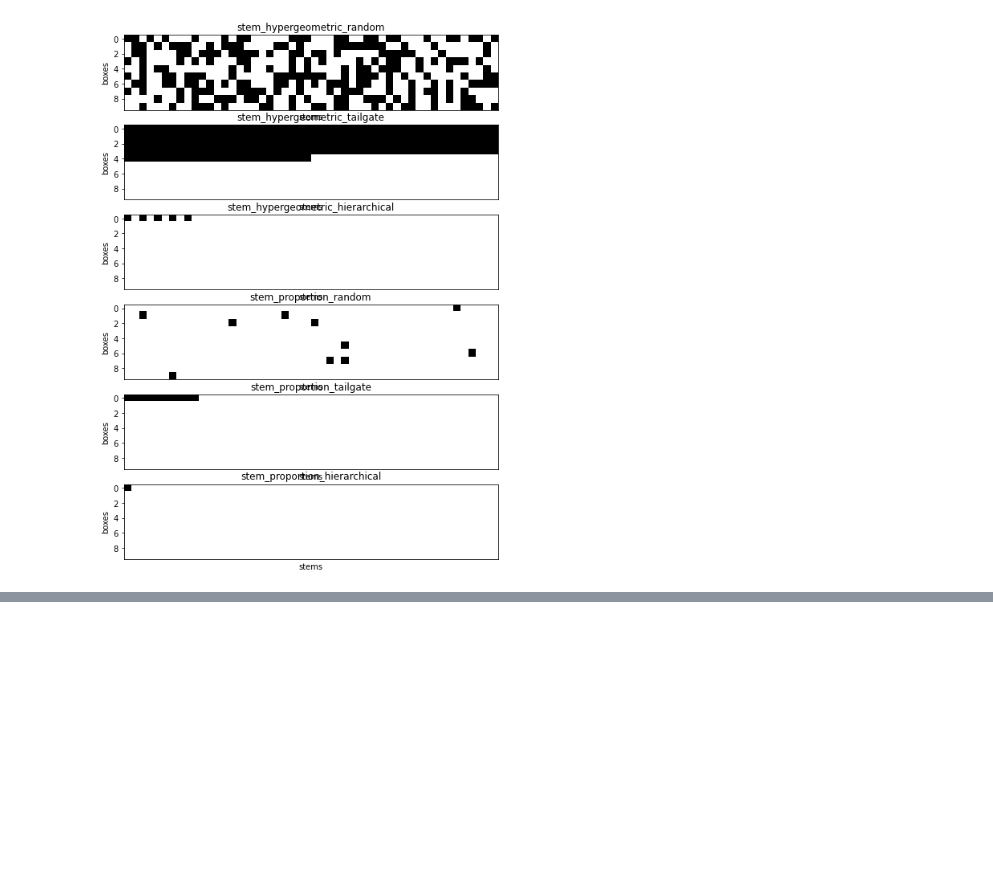
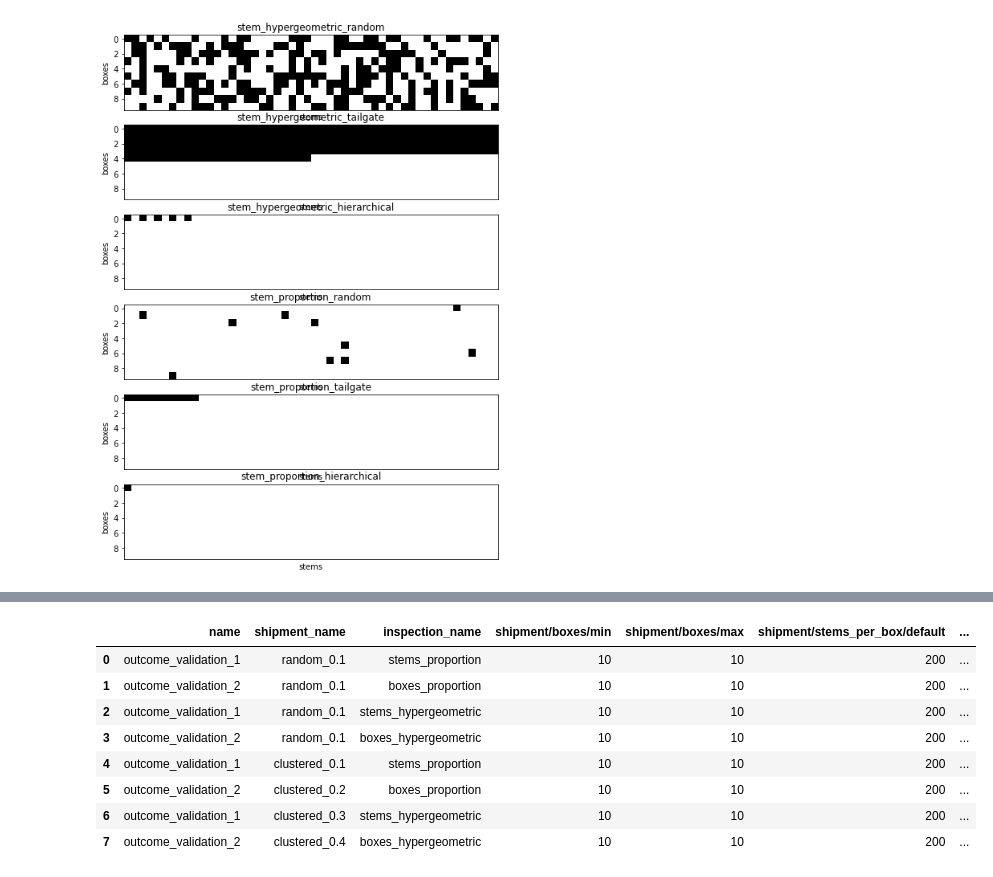
Before and after one commit to ncsu-landscape-dynamics/popsborder, a Jupyter notebook: validation_plots.ipynb, the cells around one changed output, grey strips where cells are left out. Drawn from its saved outputs; the diff is of its cells as text; code cells hidden in the pictures; blank space fills up the shorter version.

Commit message:
Additional outcome validation scenarios

```diff
--- a/validation_plots.ipynb
+++ b/validation_plots.ipynb
@@ -19,7 +19,7 @@ scenario_table = load_scenario_table(datadir / "validation_scenarios.csv")
 # Separate the scenarios by validation category (infestation, sampling, and outcomes)
 infest_validation_scenarios = scenario_table[0:16]
 sample_validation_scenarios = scenario_table[16:36]
-outcome_validation_scenarios = scenario_table[36:38]
+outcome_validation_scenarios = scenario_table[36:52]
 # %% [markdown]
 # Infestation validation
 
@@ -336,26 +328,38 @@ outcome_validation_results, outcome_validation_details = run_scenarios(
 # %%
 outcome_validation_df = save_scenario_result_to_pandas(
     outcome_validation_results,
     config_columns=[
         "name",
+        "shipment_name",
+        "inspection_name",
         "shipment/boxes/min",
         "shipment/boxes/max",
         "shipment/stems_per_box/default",
         "pest/infestation_unit",
         "pest/infestation_rate/distribution",
         "pest/infestation_rate/value",
         "pest/arrangement",
         "inspection/unit",
         "inspection/sample_strategy",
     ],
     result_columns=[
         "true_infestation_rate",
         "false_neg",
         "intercepted",
         "total_missed_pests",
         "total_intercepted_pests",
         "avg_boxes_opened_completion",
         "avg_stems_inspected_completion",
     ],
 )
 outcome_validation_df
+# %% [output]
+|  | name | shipment_name | inspection_name | shipment/boxes/min | shipment/boxes/max | shipment/stems_per_box/default | ... |
+| 0 | outcome_validation_1 | random_0.1 | stems_proportion | 10 | 10 | 200 | ... |
+| 1 | outcome_validation_2 | random_0.1 | boxes_proportion | 10 | 10 | 200 | ... |
+| 2 | outcome_validation_1 | random_0.1 | stems_hypergeometric | 10 | 10 | 200 | ... |
+| 3 | outcome_validation_2 | random_0.1 | boxes_hypergeometric | 10 | 10 | 200 | ... |
+| 4 | outcome_validation_1 | clustered_0.1 | stems_proportion | 10 | 10 | 200 | ... |
+| 5 | outcome_validation_2 | clustered_0.2 | boxes_proportion | 10 | 10 | 200 | ... |
+| 6 | outcome_validation_1 | clustered_0.3 | stems_hypergeometric | 10 | 10 | 200 | ... |
+| 7 | outcome_validation_2 | clustered_0.4 | boxes_hypergeometric | 10 | 10 | 200 | ... |
```
Also changed, not shown: parts of 4 cells of this notebook, 1 other file.
